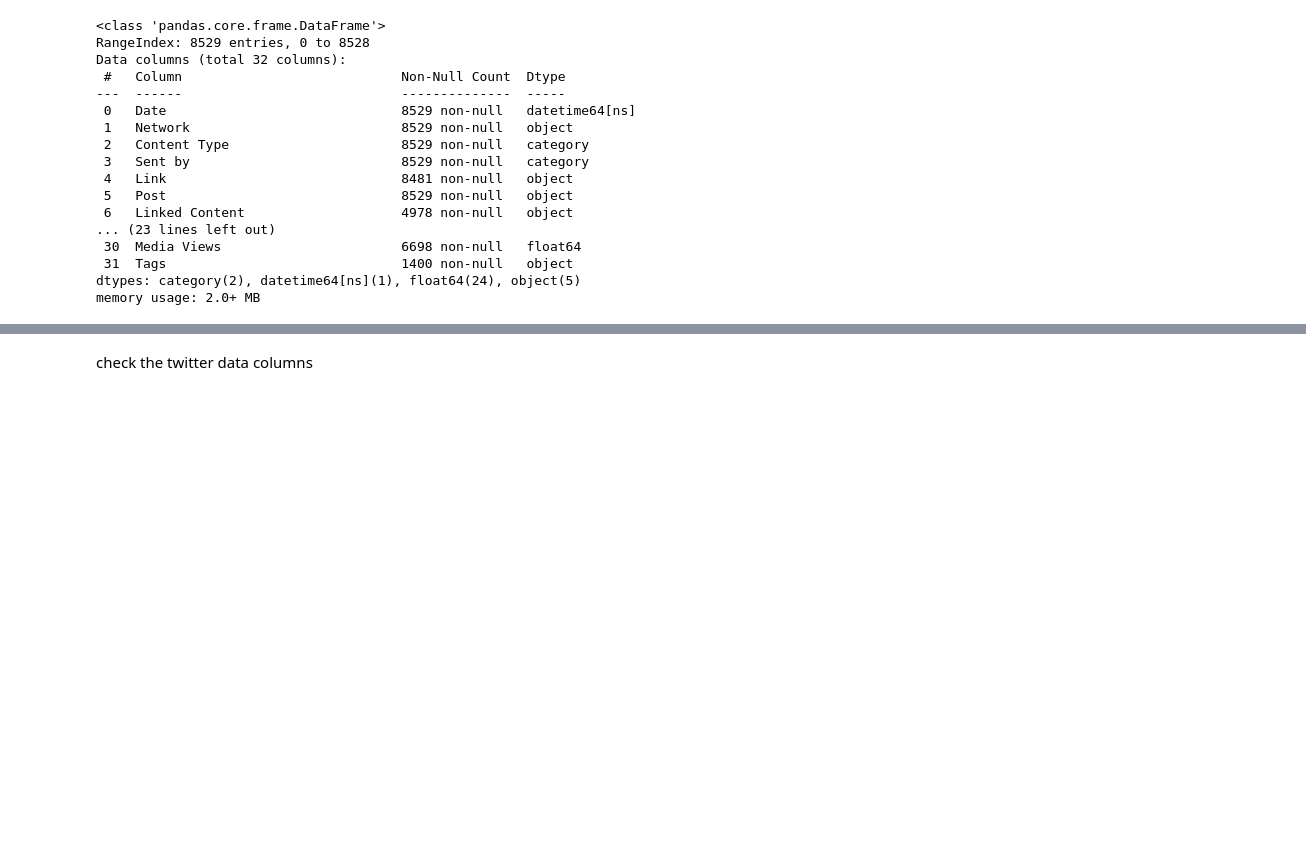
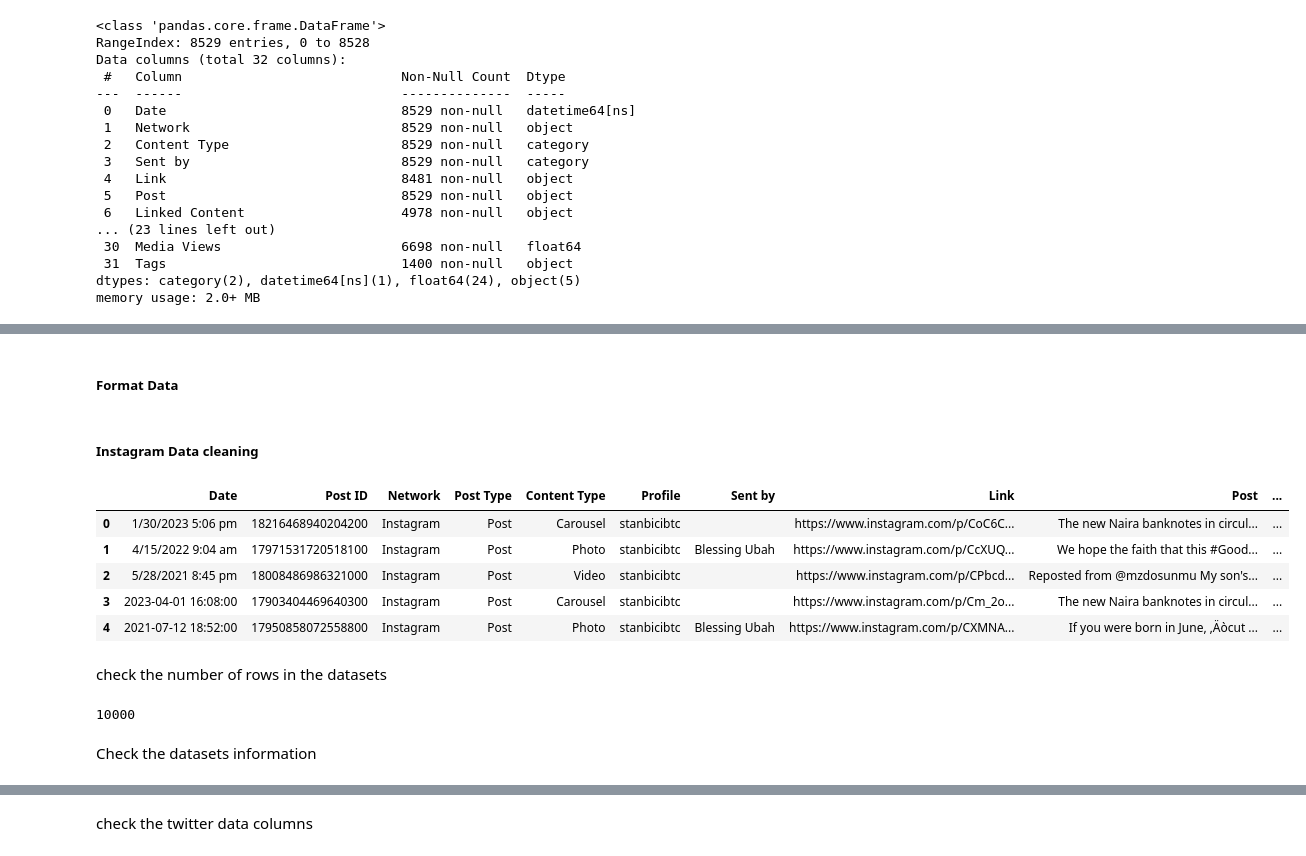
Before and after one commit to SammyGIS/Playhouse-Data-Analytics, a Jupyter notebook: Data_anlaysis.ipynb, the cells around one changed output, grey strips where cells are left out. Cells and saved outputs as stored; diff of their text form; code cells hidden in the pictures; blank space fills up the shorter version.

```diff
--- a/Data_anlaysis.ipynb
+++ b/Data_anlaysis.ipynb
@@ -432,0 +637,2 @@ memory usage: 2.0+ MB
+# %% [markdown]
+##### Format Data
@@ -432,0 +643,21 @@ memory usage: 2.0+ MB
+# %% [markdown]
+##### Instagram Data cleaning
+# %%
+# load dataset
+df_instagram = read_data(path,instagram_data)
+df_instagram.head()
+# %% [output]
+|  | Date | Post ID | Network | Post Type | Content Type | Profile | Sent by | Link | Post | ... |
+| 0 | 1/30/2023 5:06 pm | 18216468940204200 | Instagram | Post | Carousel | stanbicibtc |  | https://www.instagram.com/p/CoC6C... | The new Naira banknotes in circul... | ... |
+| 1 | 4/15/2022 9:04 am | 17971531720518100 | Instagram | Post | Photo | stanbicibtc | Blessing Ubah | https://www.instagram.com/p/CcXUQ... | We hope the faith that this #Good... | ... |
+| 2 | 5/28/2021 8:45 pm | 18008486986321000 | Instagram | Post | Video | stanbicibtc |  | https://www.instagram.com/p/CPbcd... | Reposted from @mzdosunmu My son's... | ... |
+| 3 | 2023-04-01 16:08:00 | 17903404469640300 | Instagram | Post | Carousel | stanbicibtc |  | https://www.instagram.com/p/Cm_2o... | The new Naira banknotes in circul... | ... |
+| 4 | 2021-07-12 18:52:00 | 17950858072558800 | Instagram | Post | Photo | stanbicibtc | Blessing Ubah | https://www.instagram.com/p/CXMNA... | If you were born in June, ‚Äòcut ... | ... |
+# %% [markdown]
+check the number of rows in the datasets
+# %%
+len(df_instagram)
+# %% [output]
+10000
+# %% [markdown]
+Check the datasets information
```
Also changed, not shown: parts of 80 cells of this notebook, 7 other files.
